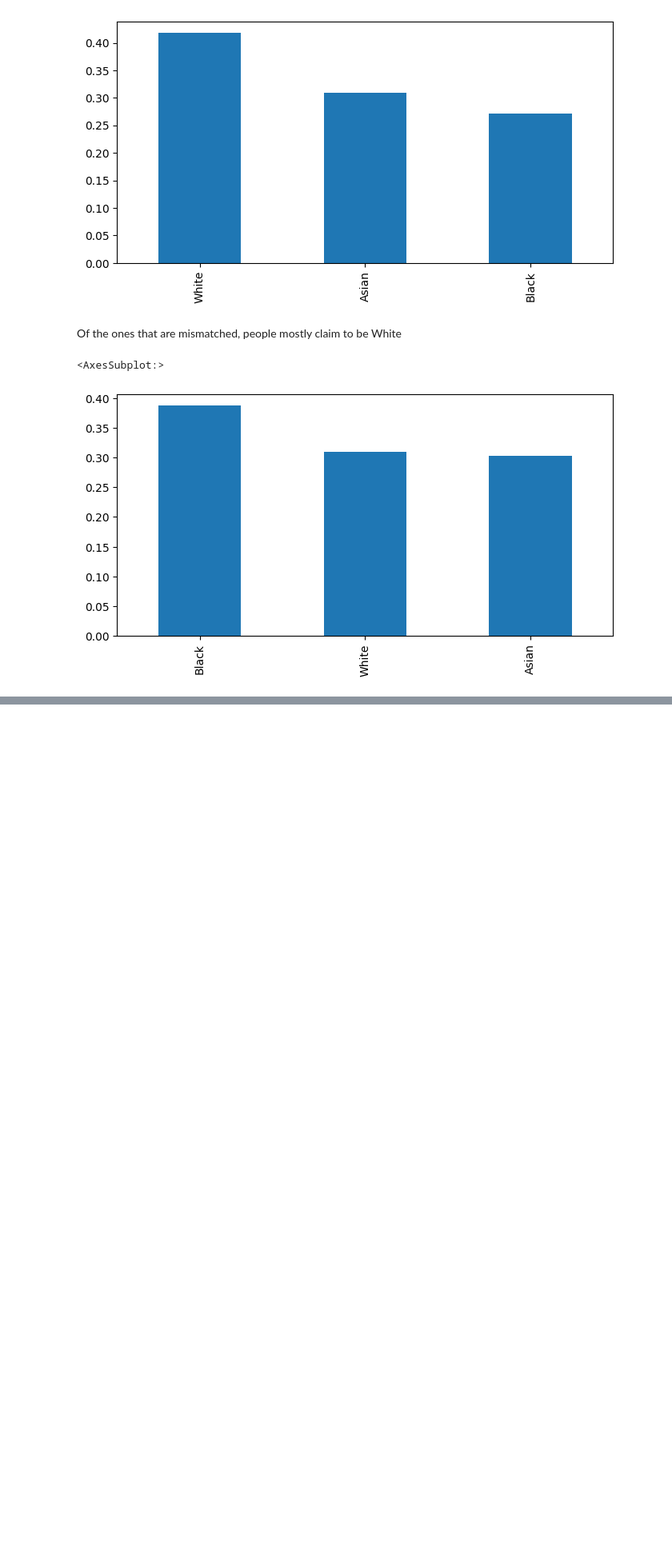
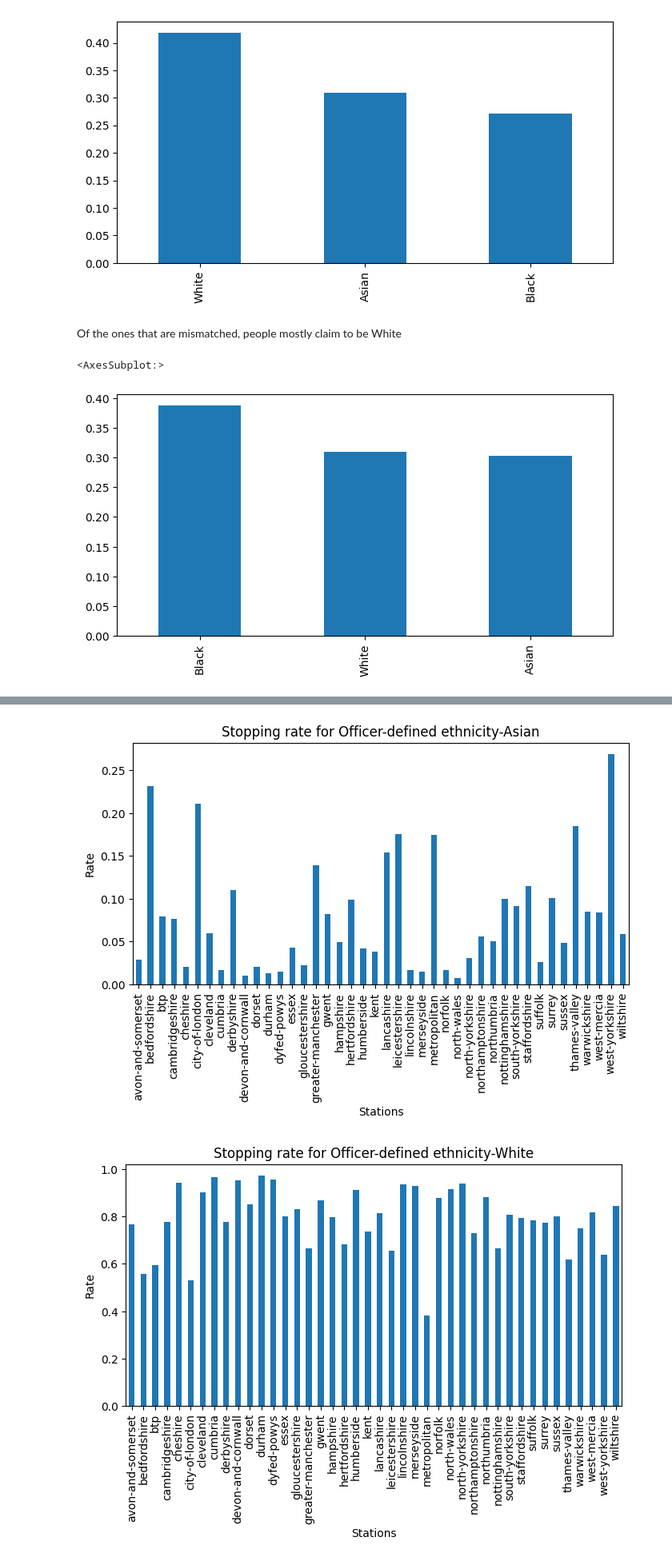
Before and after one commit to dbsousa01/Batch4-Capstone, a Jupyter notebook: Discrimination_EDA.ipynb, the cells around one changed output, grey strips where cells are left out. Shown at 80% size. Cells and saved outputs as stored; diff of their text form; code cells hidden in the pictures; blank space fills up the shorter version.

```diff
--- a/Discrimination_EDA.ipynb
+++ b/Discrimination_EDA.ipynb
@@ -873,0 +878,5 @@ The significance of this is low since it's only 2% of all stopped cases which we
+# %%
+plot_station_class(df_ethnicity, plot_class="Officer-defined ethnicity")
+# %% [output]
+[figure, added]
+[figure, added]
```
Also changed, not shown: parts of 19 cells of this notebook.
